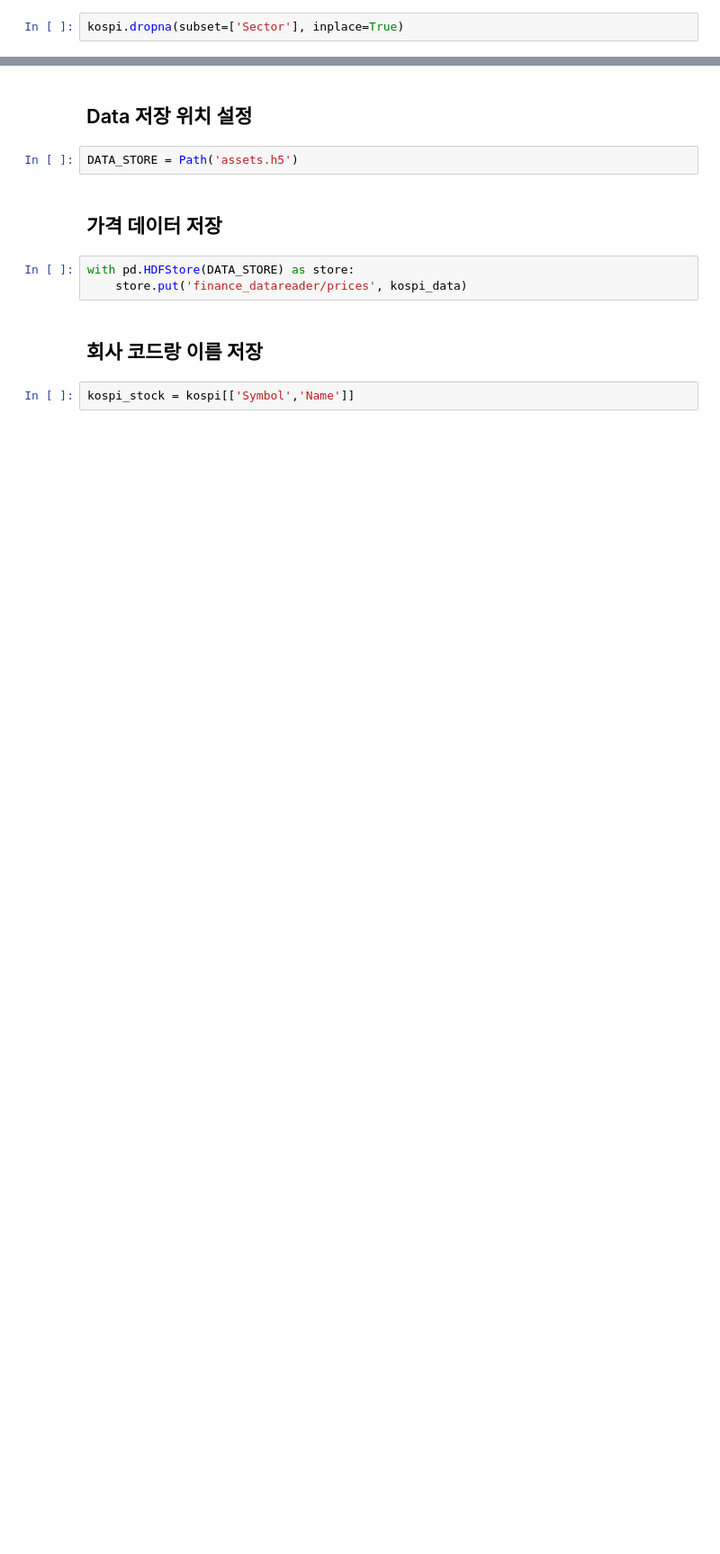
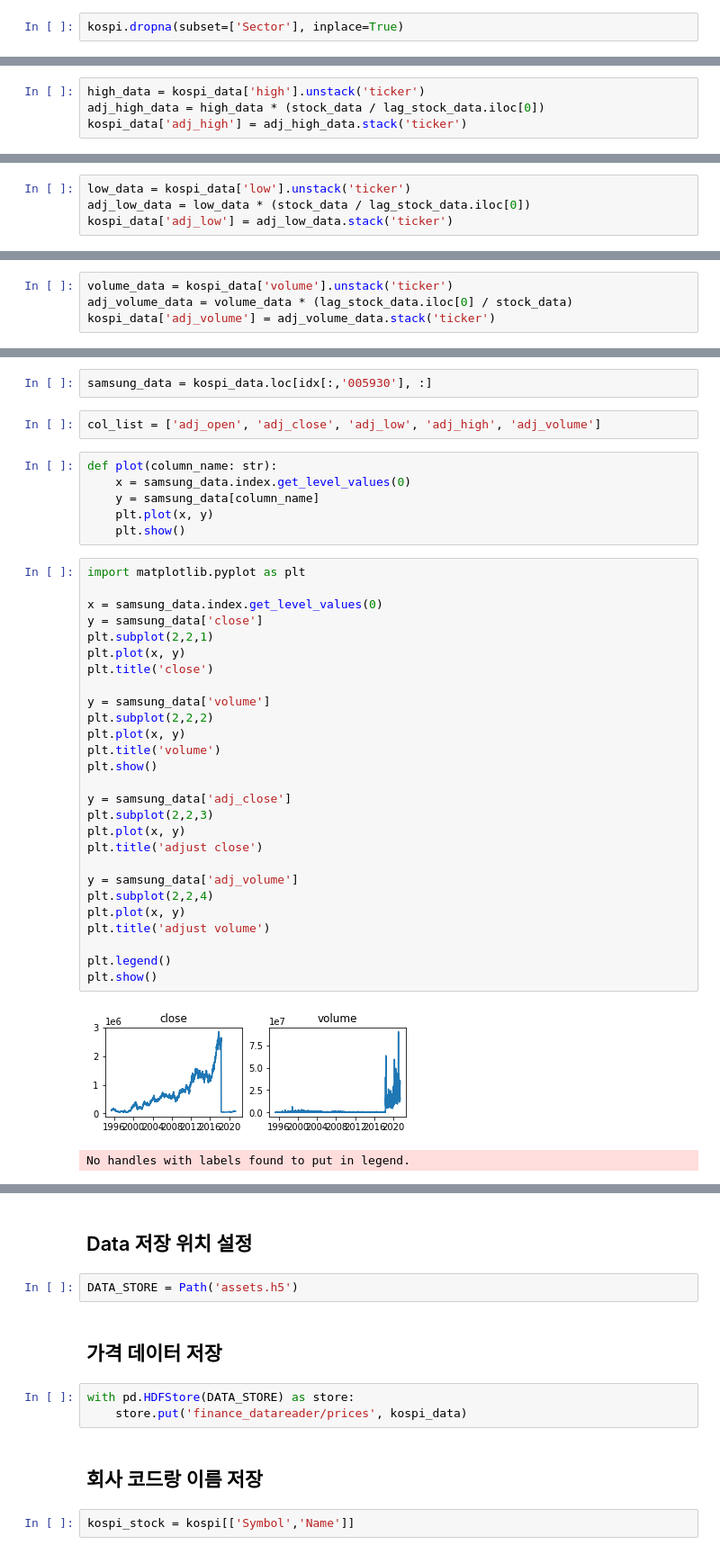
Before and after one commit to Hertz-and-Alpha/machine-learning-for-trading-korea-stock, a Jupyter notebook: data/create_datasets.ipynb, the cells around one changed output, grey strips where cells are left out. Shown at 90% size. Saved outputs shown, nothing was run; the diff lists cells and outputs as text; blank space fills up the shorter version.

```diff
--- a/data/create_datasets.ipynb
+++ b/data/create_datasets.ipynb
@@ -75,0 +123,4 @@ kospi_data
+# %%
+high_data = kospi_data['high'].unstack('ticker')
+adj_high_data = high_data * (stock_data / lag_stock_data.iloc[0])
+kospi_data['adj_high'] = adj_high_data.stack('ticker')
@@ -75,0 +129,4 @@ kospi_data
+# %%
+low_data = kospi_data['low'].unstack('ticker')
+adj_low_data = low_data * (stock_data / lag_stock_data.iloc[0])
+kospi_data['adj_low'] = adj_low_data.stack('ticker')
@@ -75,0 +135,4 @@ kospi_data
+# %%
+volume_data = kospi_data['volume'].unstack('ticker')
+adj_volume_data = volume_data * (lag_stock_data.iloc[0] / stock_data)
+kospi_data['adj_volume'] = adj_volume_data.stack('ticker')
@@ -75,0 +141,40 @@ kospi_data
+# %%
+samsung_data = kospi_data.loc[idx[:,'005930'], :]
+# %%
+col_list = ['adj_open', 'adj_close', 'adj_low', 'adj_high', 'adj_volume']
+# %%
+def plot(column_name: str):
+    x = samsung_data.index.get_level_values(0)
+    y = samsung_data[column_name]
+    plt.plot(x, y)
+    plt.show()
+# %%
+import matplotlib.pyplot as plt
+
+x = samsung_data.index.get_level_values(0)
+y = samsung_data['close']
+plt.subplot(2,2,1)
+plt.plot(x, y)
+plt.title('close')
+
+y = samsung_data['volume']
+plt.subplot(2,2,2)
+plt.plot(x, y)
+plt.title('volume')
+plt.show()
+
+y = samsung_data['adj_close']
+plt.subplot(2,2,3)
+plt.plot(x, y)
+plt.title('adjust close')
+
+y = samsung_data['adj_volume']
+plt.subplot(2,2,4)
+plt.plot(x, y)
+plt.title('adjust volume')
+
+plt.legend()
+plt.show()
+# %% [output]
+[figure, added]
+No handles with labels found to put in legend.
```
Also changed, not shown: parts of 61 cells of this notebook.
